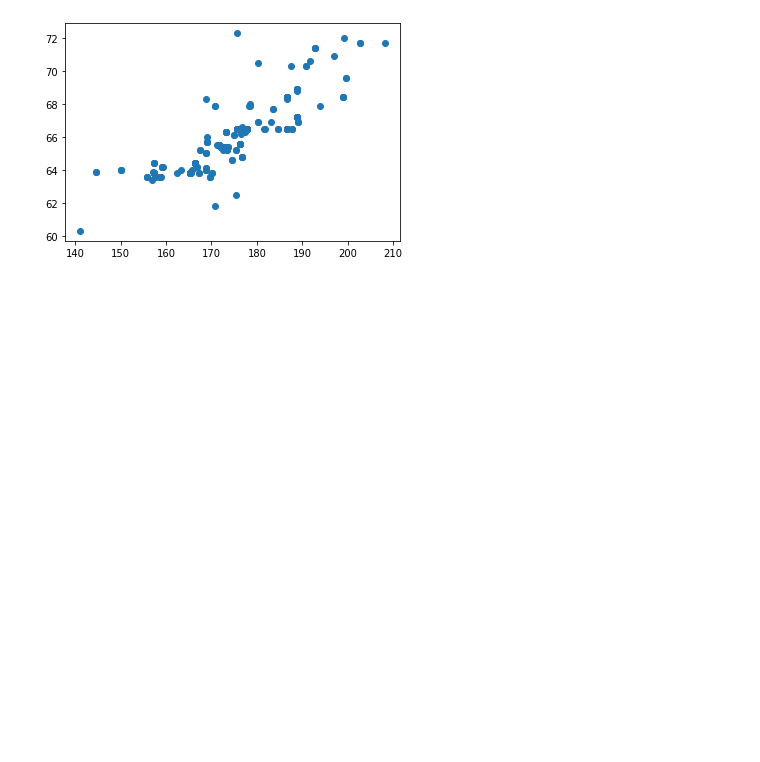
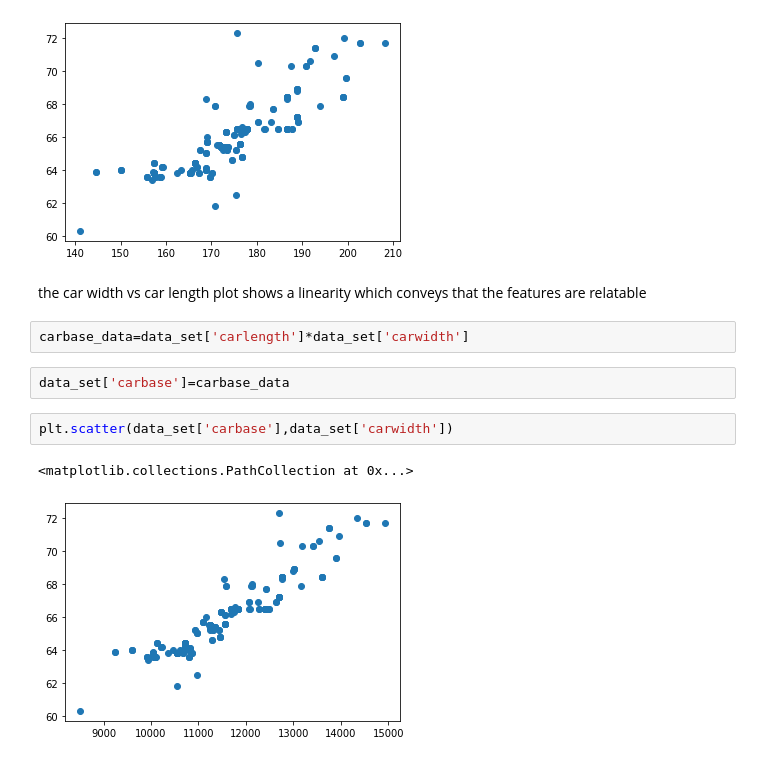
Before and after one commit to sulaiman01/Learning-Projects, a Jupyter notebook: data_visualization.ipynb, the cells around one changed output. Drawn from its saved outputs; the diff is of its cells as text; blank space fills up the shorter version.

```diff
--- a/data_visualization.ipynb
+++ b/data_visualization.ipynb
@@ -228,3 +228,14 @@ plt.scatter(data_set['carlength'],data_set['carwidth'])
 # %% [output]
 <matplotlib.collections.PathCollection at 0x...>
 [figure]
+# %% [markdown]
+the car width vs car length plot shows a linearity which conveys that the features are relatable
+# %%
+carbase_data=data_set['carlength']*data_set['carwidth']
+# %%
+data_set['carbase']=carbase_data
+# %%
+plt.scatter(data_set['carbase'],data_set['carwidth'])
+# %% [output]
+<matplotlib.collections.PathCollection at 0x...>
+[figure, added]
```
Also changed, not shown: parts of 6 cells of this notebook.
